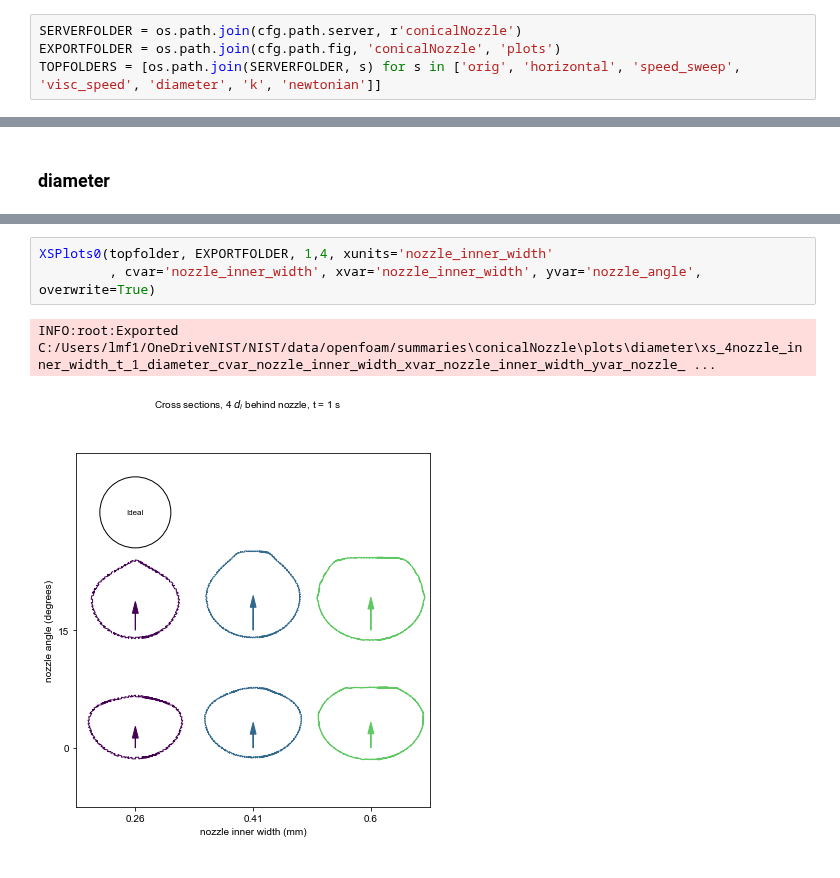
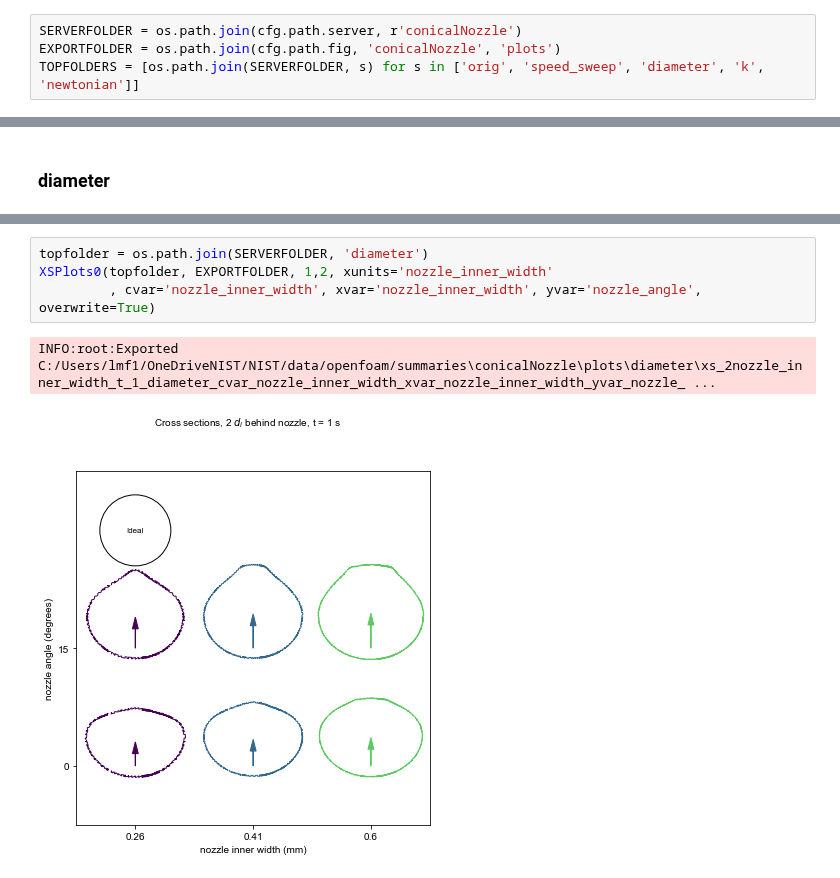
Before and after one commit to usnistgov/openfoamEmbedded3DP, a Jupyter notebook: pythonscripts/interfacemetrics_conicalNozzle.ipynb, the cells around one changed output, grey strips where cells are left out. Drawn from its saved outputs; the diff is of its cells as text.

```diff
--- a/pythonscripts/interfacemetrics_conicalNozzle.ipynb
+++ b/pythonscripts/interfacemetrics_conicalNozzle.ipynb
@@ -17,7 +17,7 @@ logger.setLevel(logging.DEBUG)
 # %%
 SERVERFOLDER = os.path.join(cfg.path.server, r'conicalNozzle')
 EXPORTFOLDER = os.path.join(cfg.path.fig, 'conicalNozzle', 'plots')
-TOPFOLDERS = [os.path.join(SERVERFOLDER, s) for s in ['orig', 'horizontal', 'speed_sweep', 'visc_speed', 'diameter', 'k', 'newtonian']]
+TOPFOLDERS = [os.path.join(SERVERFOLDER, s) for s in ['orig', 'speed_sweep', 'diameter', 'k', 'newtonian']]
 # %% [markdown]
 # Generating Files
 # %%
@@ -210,8 +256,9 @@ XSPlots0(topfolder, EXPORTFOLDER, 2.5, 8, xunits='nozzle_inner_width'
 INFO:root:Exported C:/Users/lmf1/OneDriveNIST/NIST/data/openfoam/summaries\conicalNozzle\plots\diameter\xs_8nozzle_inner_width_t_2.5_diameter_cvar_nozzle_inner_width_xvar_nozzle_inner_width_yvar_nozzl ...
 [figure]
 # %%
-XSPlots0(topfolder, EXPORTFOLDER, 1,4, xunits='nozzle_inner_width'
+topfolder = os.path.join(SERVERFOLDER, 'diameter')
+XSPlots0(topfolder, EXPORTFOLDER, 1,2, xunits='nozzle_inner_width'
          , cvar='nozzle_inner_width', xvar='nozzle_inner_width', yvar='nozzle_angle', overwrite=True)
 # %% [output]
-INFO:root:Exported C:/Users/lmf1/OneDriveNIST/NIST/data/openfoam/summaries\conicalNozzle\plots\diameter\xs_4nozzle_inner_width_t_1_diameter_cvar_nozzle_inner_width_xvar_nozzle_inner_width_yvar_nozzle_ ...
+INFO:root:Exported C:/Users/lmf1/OneDriveNIST/NIST/data/openfoam/summaries\conicalNozzle\plots\diameter\xs_2nozzle_inner_width_t_1_diameter_cvar_nozzle_inner_width_xvar_nozzle_inner_width_yvar_nozzle_ ...
-[figure, old version]
+[figure, new version]
```
Also changed, not shown: parts of 21 cells of this notebook, 13 other files.
